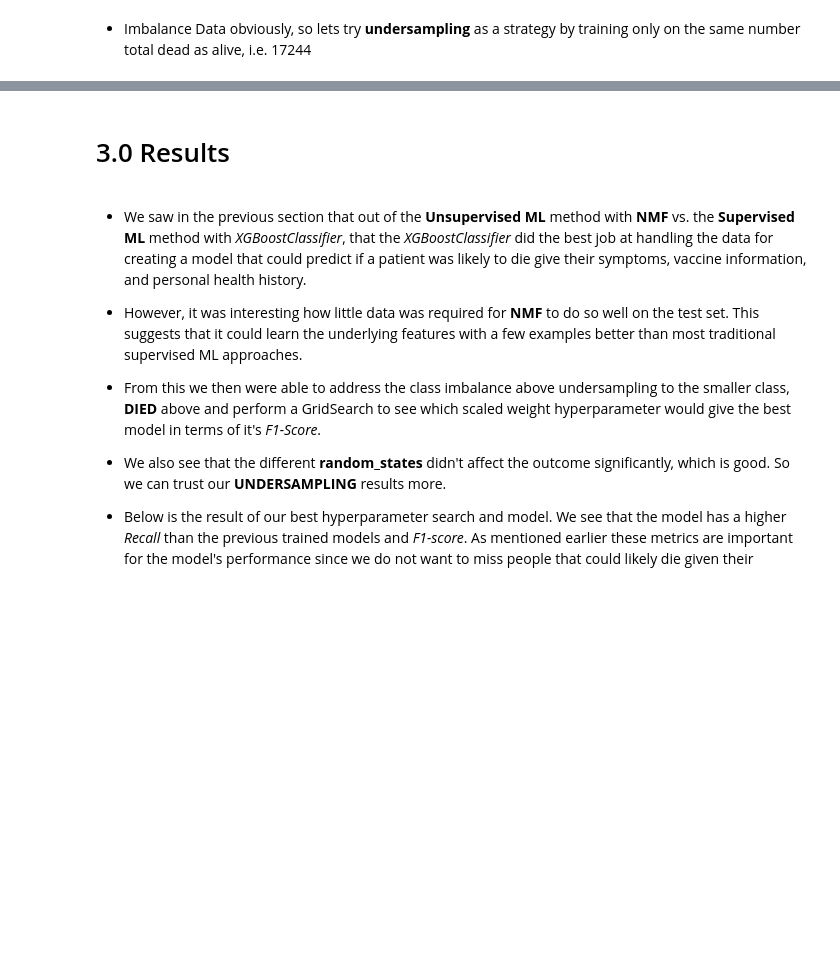
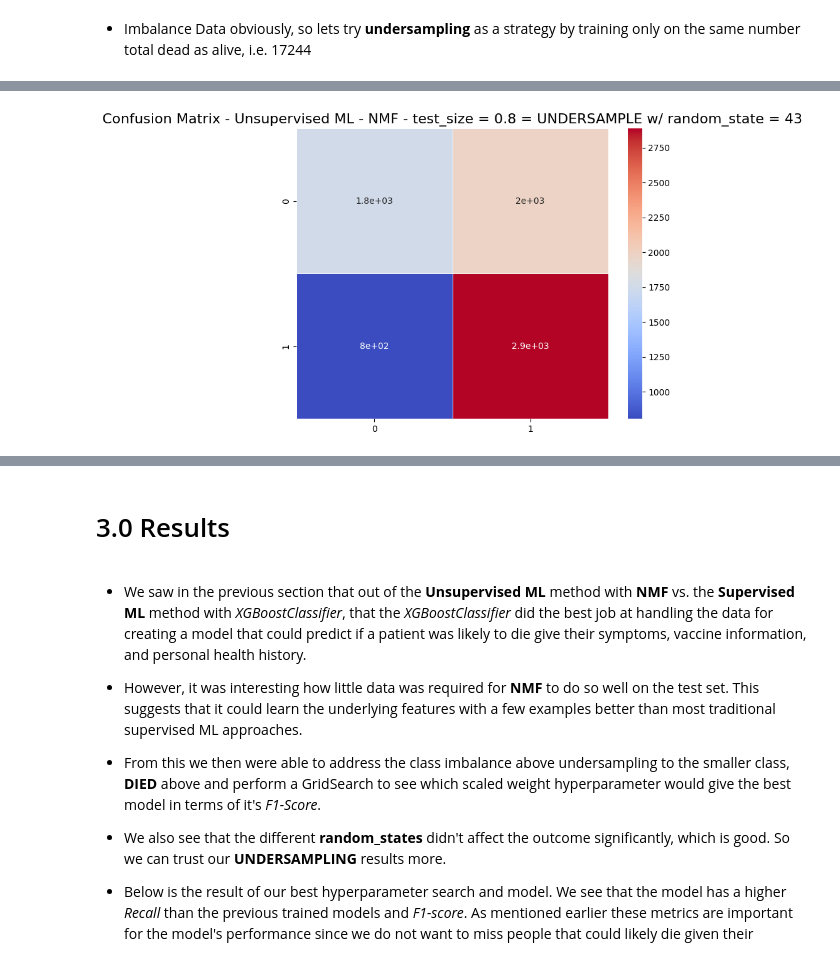
Before and after one commit to stevensmiley1989/Unsupervised_ML_NMF, a Jupyter notebook: Final_DTSA_5510.ipynb, the cells around one changed output, grey strips where cells are left out. Cells and saved outputs as stored; diff of their text form; code cells hidden in the pictures; blank space fills up the shorter version.

```diff
--- a/Final_DTSA_5510.ipynb
+++ b/Final_DTSA_5510.ipynb
@@ -1556,0 +1158,80 @@ weighted avg       0.99      0.99      0.99    728633
+# %%
+Section = "2.2.2"
+random_state = 43
+test_size = 0.8
+description = f"Unsupervised ML - NMF - test_size = {test_size} = UNDERSAMPLE w/ random_state = {random_state}"
+df_COVID_dead = df_COVID[df_COVID["DIED"]==1]
+df_COVID_alive = df_COVID[df_COVID["DIED"]!=1]
+df_COVID_alive_sample = df_COVID_alive.sample(n=num_DEAD,random_state=random_state).reset_index().drop("index",axis=1) # UNDERSAMPLE
+df = pd.concat([df_COVID_dead,df_COVID_alive_sample],axis=0).reset_index().drop("index",axis=1)
+X = df[categorical_features + numerical_features + text_features]
+y = df['DIED']
+print(len(df))
+X_train, X_test, y_train, y_test = train_test_split(X, y, test_size=test_size, random_state=random_state)
+
+n_components = len(df_COVID["DIED"].unique())
+tfidvec = TfidfVectorizer(min_df=5,max_df=0.9,ngram_range=(1,2),tokenizer=word_tokenize,stop_words = 'english')
+nmf_classifier = NMFClassifier(n_components=n_components)
+preprocessor = ColumnTransformer(
+    transformers=[
+        ('tfidf', tfidvec, 'SYMPTOMS'),
+    ]
+)
+pipeline = Pipeline(steps=[
+    ('preprocessor', preprocessor),
+    ('nmf', nmf_classifier)
+])
+param_grid = {
+    'nmf__l1_ratio': [0.5, 0.0],
+    'nmf__solver': ['mu'],
+    'nmf__beta_loss': ['frobenius', 'kullback-leibler'],
+}
+custom_scorer = make_scorer(lambda y_true, yp: label_permute_score(y_true, yp, n=n_components))
+grid_search = GridSearchCV(pipeline, param_grid, scoring=custom_scorer, cv=3)
+grid_search.fit(X_train, y_train)
+print(f"Best parameters: {grid_search.best_params_}")
+print(f"Best accuracy: {grid_search.best_score_:.2f}")
+results = grid_search.cv_results_
+print("Mean Test Scores for each parameter combination:")
+for mean_score, params in zip(results['mean_test_score'], results['params']):
+    print(f"{params}: {mean_score:.3f}")
+
+print("Individual fold scores:")
+print(results['split0_test_score'])
+print(results['split1_test_score'])
+print(results['split2_test_score'])
+
+acc_i,mapping_i = label_permute_score_perm(y_train, grid_search.predict(X_train), n=n_components)
+print(acc_i,mapping_i)
+
+accuracy_score_i = grid_search.score(X_test,y_test)
+y_pred = grid_search.predict(X_test)
+y_pred = [mapping_i.get(w) for w in y_pred]
+print("Accuracy:",accuracy_score_i)
+print(classification_report(y_test,y_pred))
+
+i =len(df_results)
+df_results.at[i,"Model"] = "Unsupervised - NMF"
+df_results.at[i,"test_size"] = test_size
+df_results.at[i,"accuracy"] = accuracy_score_i
+df_results.at[i,"random_state"] = random_state
+df_results.at[i,"description"] = description
+# Amount trained on y_train==1 i.e. DIED; shows the imbalance is not there, but still learned well
+print(1-len(y_train[y_train==1])/len(y_train))
+print(1-len(y_test[y_test==1])/len(y_test))
+balance_train = 1-len(y_train[y_train==1])/len(y_train)
+balance_test = 1-len(y_test[y_test==1])/len(y_test)
+df_results.at[i,"balance_test"] = balance_test
+df_results.at[i,"balance_train"] = balance_train
+cr_i = classification_report(y_test, y_pred)
+print(cr_i)
+f1_score_1 = float(cr_i.split("accuracy")[0].split("\n           1")[1].split("     ")[3])
+df_results.at[i,"f1_score_1"] = f1_score_1
+cm = confusion_matrix(y_test, y_pred)
+plt.figure(figsize=(8, 6))
+sns.heatmap(cm, annot=True, cmap='coolwarm', linewidths=0.5)
+plt.title(f'Confusion Matrix - {description}', fontsize=16)
+plt.show()
+df_results.at[i,"gridsearch_model"] = grid_search
+df_results.at[i,"Section"] = Section
+# %% [output]
@@ -1556,0 +1255 @@ weighted avg       0.99      0.99      0.99    728633
+[figure, added]
```
Also changed, not shown: parts of 74 cells of this notebook.
